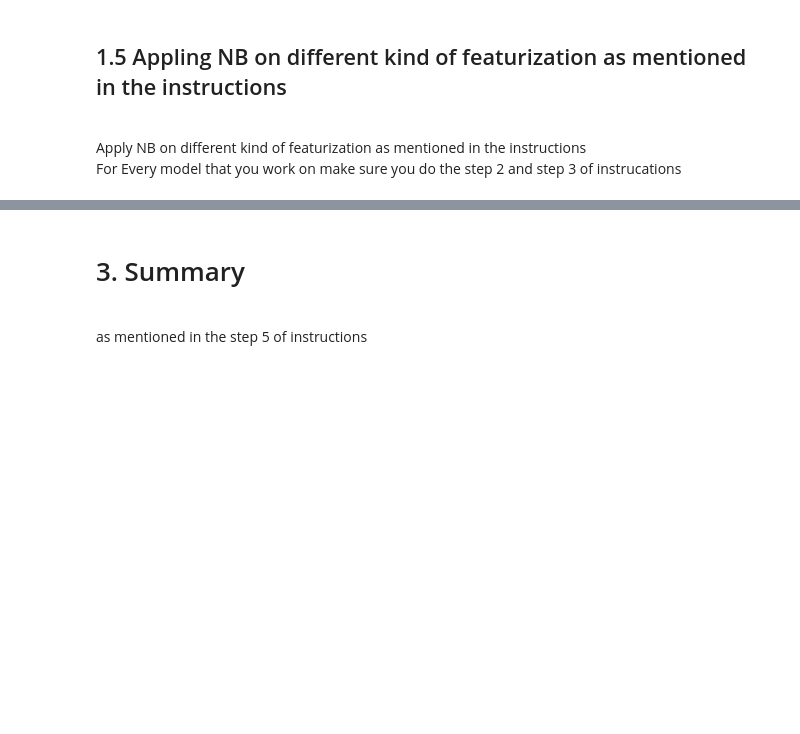
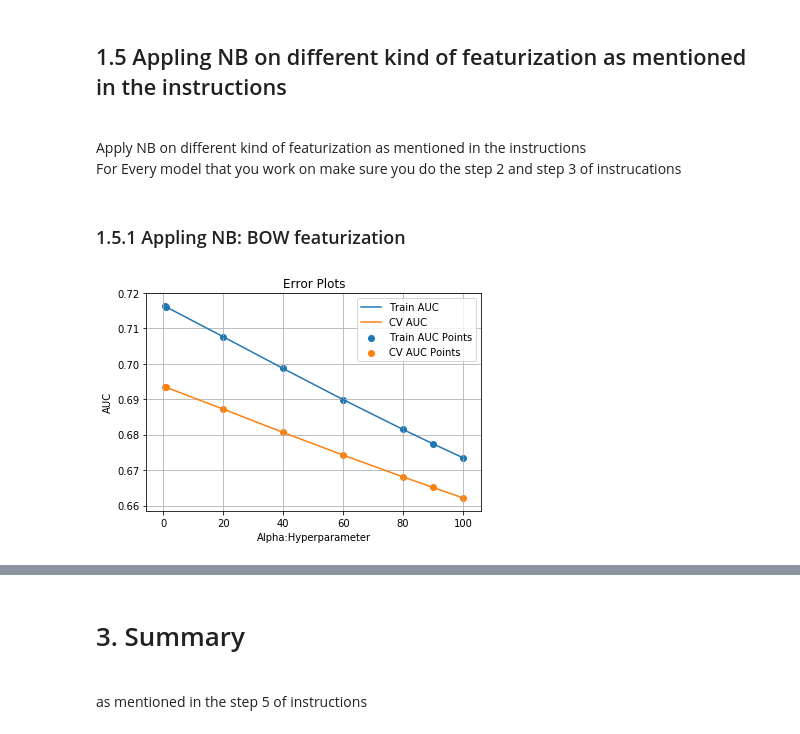
Before and after one commit to iamanik4/Python-Course-Assignment, a Jupyter notebook: 08. Apply Naive Bayes on Donors Choose dataset/6_Assignment_NB_Instructions.ipynb, the cells around one changed output, grey strips where cells are left out. Saved outputs shown, nothing was run; the diff lists cells and outputs as text; code cells hidden in the pictures; blank space fills up the shorter version.

```diff
--- a/08. Apply Naive Bayes on Donors Choose dataset/6_Assignment_NB_Instructions.ipynb
+++ b/08. Apply Naive Bayes on Donors Choose dataset/6_Assignment_NB_Instructions.ipynb
@@ -195,0 +292,50 @@ print("="*100)
+# %% [markdown]
+### 1.5.1 Appling NB: BOW featurization
+# %%
+def batch_predict(cfg,data):
+    loop = data.shape[0]-data.shape[0]%1000
+    y_data_predict = []
+    for i in range(0,loop,1000):
+        y_data_predict.extend(cfg.predict_proba(data[i:i+1000])[:,1])
+    if data.shape[0]%1000 !=0:
+        y_data_predict.extend(cfg.predict_proba(data[loop:])[:,1])
+
+    return y_data_predict
+# %%
+%matplotlib inline
+import warnings
+warnings.filterwarnings("ignore")
+from sklearn.naive_bayes import MultinomialNB
+from sklearn.model_selection import GridSearchCV
+from sklearn.metrics import roc_auc_score
+import matplotlib.pyplot as plt
+from tqdm import tqdm
+
+train_auc = []
+cv_auc = []
+K = [0.5,1,20,40,60,80,90,100]
+# K = [0.1,0.3,0.5,0.7,0.9,1]
+for i in tqdm(K):
+    model = MultinomialNB(alpha = i)
+    model.fit(X_tr,Y_train)
+
+    Y_train_predict = batch_predict(model,X_tr)
+    Y_cv_predict = batch_predict(model,X_cr)
+
+    train_auc.append(roc_auc_score(Y_train,Y_train_predict))
+    cv_auc.append(roc_auc_score(Y_cv,Y_cv_predict))
+
+plt.plot(K,train_auc,label = 'Train AUC')
+plt.plot(K,cv_auc,label= 'CV AUC')
+
+plt.scatter(K,train_auc,label = 'Train AUC Points')
+plt.scatter(K,cv_auc,label = 'CV AUC Points')
+
+plt.legend()
+plt.xlabel('Alpha:Hyperparameter')
+plt.ylabel('AUC')
+plt.title('Error Plots')
+plt.grid()
+plt.show()
+# %% [output]
+[figure, added]
```
Also changed, not shown: parts of 30 cells of this notebook, 1 other file.
